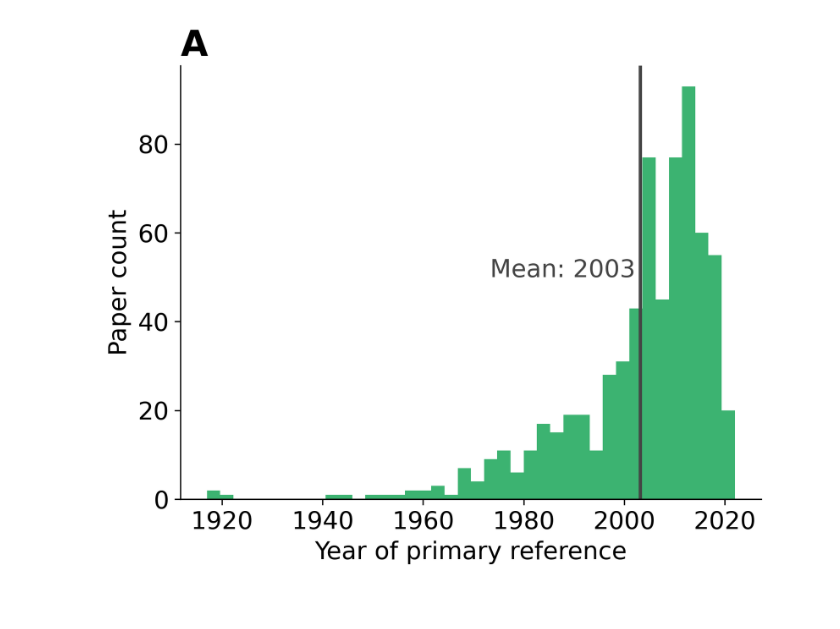
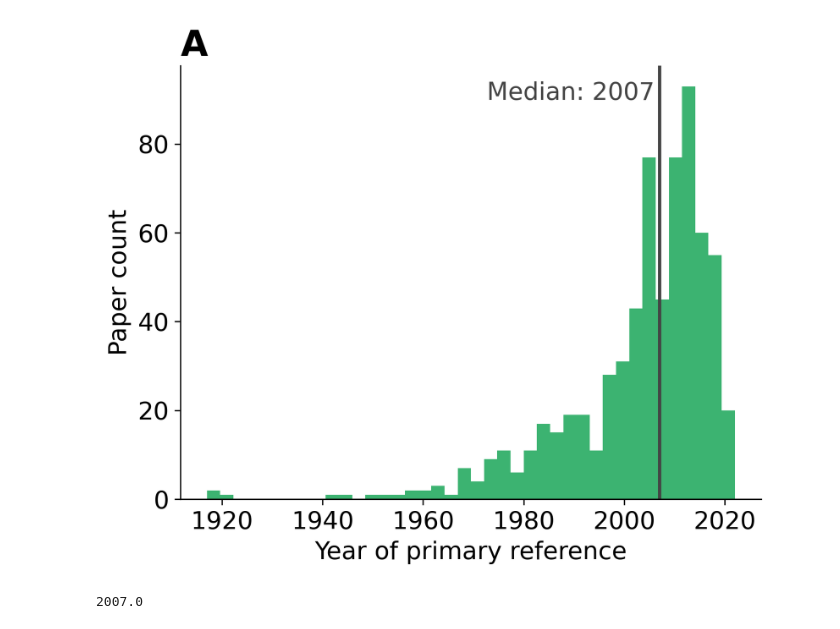
Before and after one commit to csinva/clinical-rule-analysis, a Jupyter notebook: notebooks/01_cdi_year_and_category.ipynb, the cells around one changed output. Saved outputs shown, nothing was run; the diff lists cells and outputs as text; code cells hidden in the pictures.

```diff
--- a/notebooks/01_cdi_year_and_category.ipynb
+++ b/notebooks/01_cdi_year_and_category.ipynb
@@ -85,15 +67,19 @@ display(d.style.format(precision=0).hide(axis='index'))
 # %%
 plt.figure(dpi=300, figsize=(6, 5))
 plt.hist(df['ref_year'], bins=40, color='mediumseagreen')
-avg = np.mean(df['ref_year'])
+avg = np.nanmedian(df['ref_year'])
 plt.axvline(x=avg, ls='-', color='#444', lw=2)
 # alight text to the left of the line
-plt.text(s=f'Mean: {avg:0.0f}', x=avg - 1, y=50, color='#444', ha='right')
+plt.text(s=f'Median: {avg:0.0f}', x=avg - 1, y=90, color='#444', ha='right')
 plt.xlabel('Year of primary reference')
 plt.ylabel('Paper count')
 plt.title('A', loc='left', fontsize='x-large', fontweight='bold')
 plt.tight_layout()
 viz.savefig('ref_year')
 plt.show()
 # %% [output]
-[figure, old version]
+[figure, new version]
+# %%
+np.nanmedian(df['ref_year'])
+# %% [output]
+2007.0
```
Also changed, not shown: parts of 1 cell of this notebook, 11 other files.
